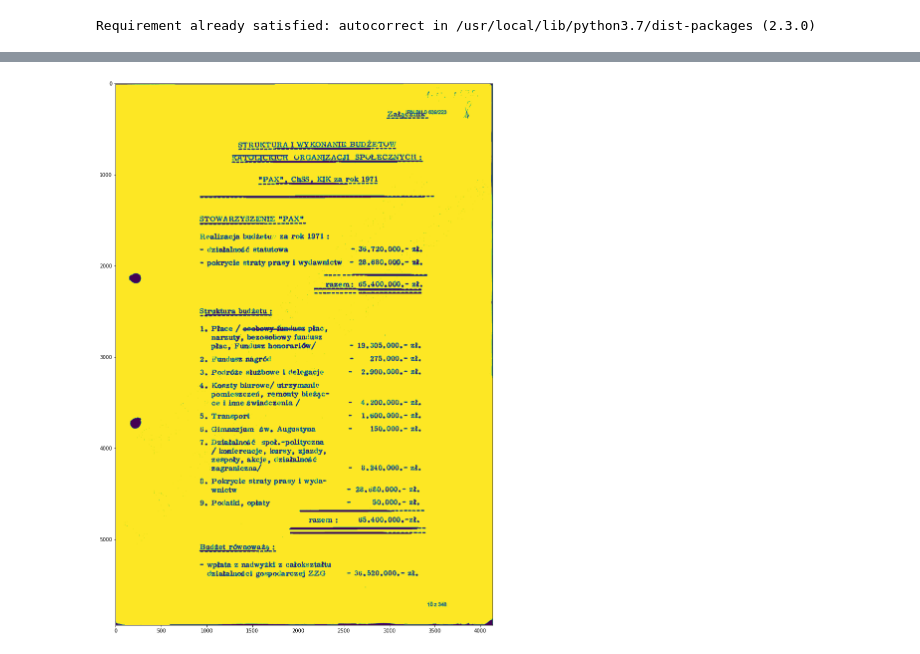
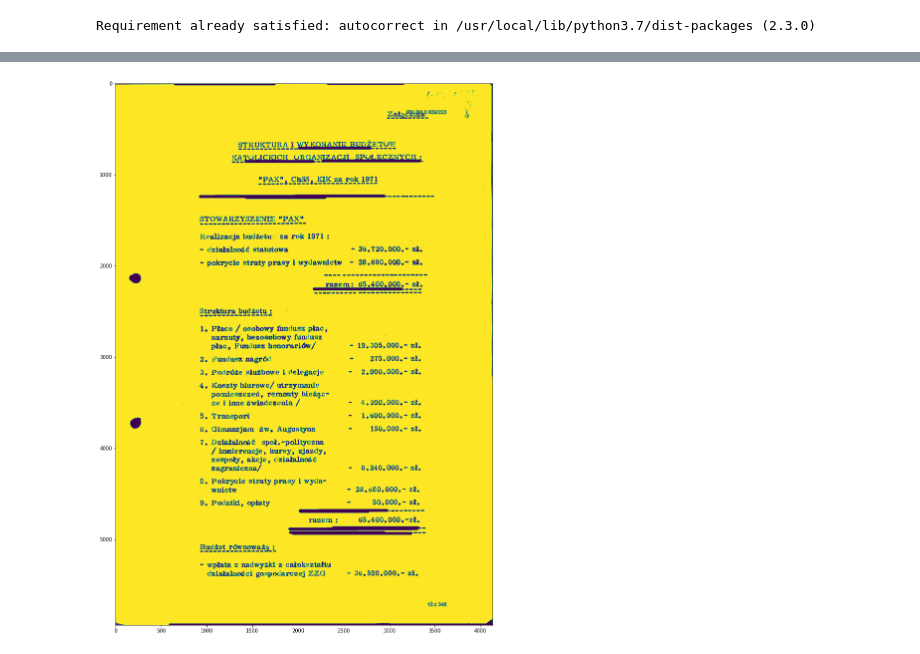
Before and after one commit to KacperGrodecki/image_proccessing, a Jupyter notebook: kuba_img_manip.ipynb, the cells around one changed output, grey strips where cells are left out. Saved outputs shown, nothing was run; the diff lists cells and outputs as text; code cells hidden in the pictures.

```diff
--- a/kuba_img_manip.ipynb
+++ b/kuba_img_manip.ipynb
@@ -145,23 +145,27 @@ plt.show()
 # %%
 gray=fig_prepare('drive/MyDrive/kuba/resolution500/fig1.jpg')
 mask=gray
 
-edges = cv2.Canny(mask, 75, 150)
+edges = cv2.Canny(mask, 20, 150)
 
-minLineLength=400
+minLineLength=350
 rho=1
-threshold=40
+threshold=20
 maxLineGap=30
 lines = cv2.HoughLinesP(image=edges,rho=rho,theta=np.pi/180, threshold=threshold,lines=np.array([]),
                         minLineLength=minLineLength,maxLineGap=maxLineGap)
+
 if lines is not None:
     for line in lines:
+      x1, y1, x2, y2 = line[0]
+        if y1==y2 and abs(x2-x1)>700:
+    for line in lines:
         x1, y1, x2, y2 = line[0]
-        if y1==y2 and abs(x2-x1)>600:
-         cv2.line(mask, (x1, y1), (x2, y2), (0, 0, 0), 10)
+        if y1==y2 and abs(x2-x1)>700:
+         cv2.line(mask, (x1, y1), (x2, y2), (0, 255, 0), 30)
 
 figure(figsize=(20,20))
 plt.imshow(mask)
 plt.show()
 # %% [output]
-[figure, old version]
+[figure, new version]
```
Also changed, not shown: parts of 1 cell of this notebook.
